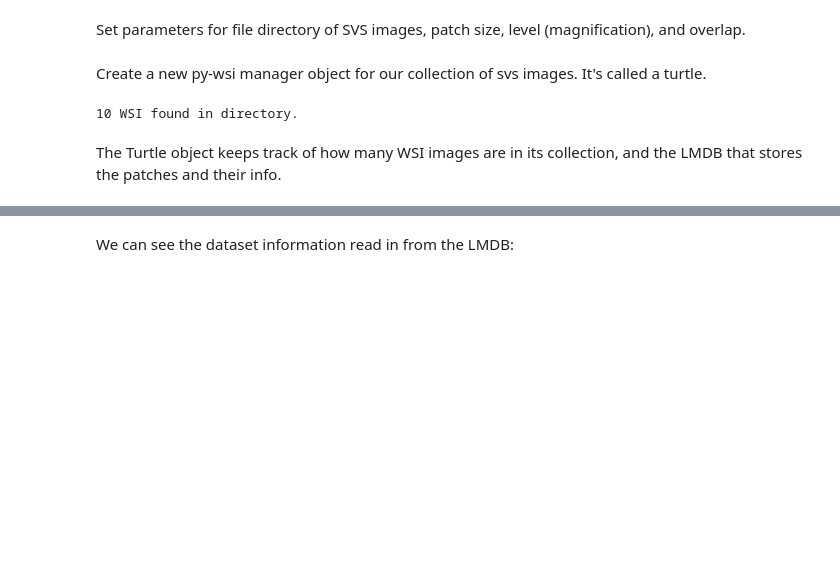
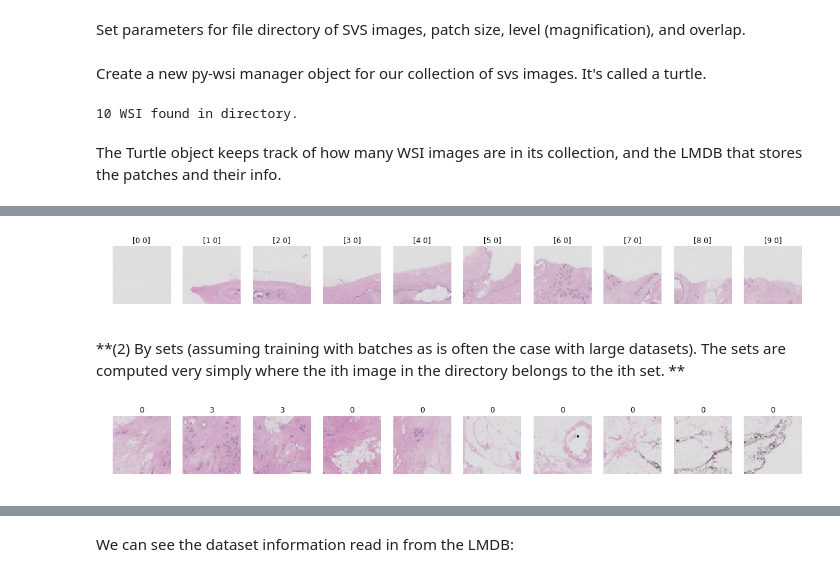
Before and after one commit to ysbecca/py-wsi, a Jupyter notebook: Using py-wsi.ipynb, the cells around one changed output, grey strips where cells are left out. Cells and saved outputs as stored; diff of their text form; code cells hidden in the pictures; blank space fills up the shorter version.

```diff
--- a/Using py-wsi.ipynb
+++ b/Using py-wsi.ipynb
@@ -62,0 +115,8 @@ Now we can create a Dataset object which loads all the patches from the LMDB. Al
+# %%
+patches, coords, classes, labels = turtle.get_patches_from_file("A01.svs")
+# %%
+tk.show_labeled_patches(patches[:10], coords[:10])
+# %% [output]
+[figure, added]
+# %% [markdown]
+**(2) By sets (assuming training with batches as is often the case with large datasets). The sets are computed very simply where the ith image in the directory belongs to the ith set. **
@@ -62,0 +127,4 @@ Now we can create a Dataset object which loads all the patches from the LMDB. Al
+# %%
+tk.show_labeled_patches(patches[50:60], classes[50:60])
+# %% [output]
+[figure, added]
```
Also changed, not shown: parts of 26 cells of this notebook, 7 other files.
